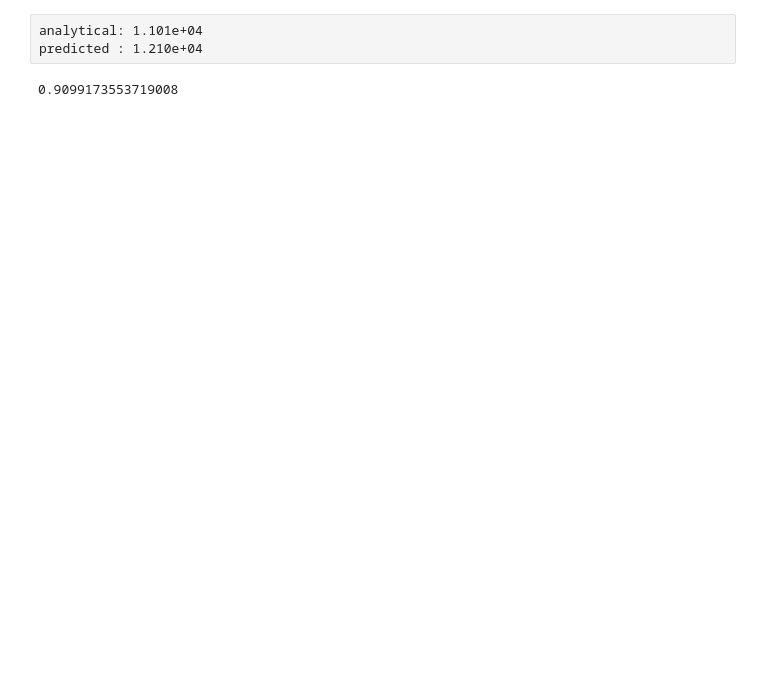
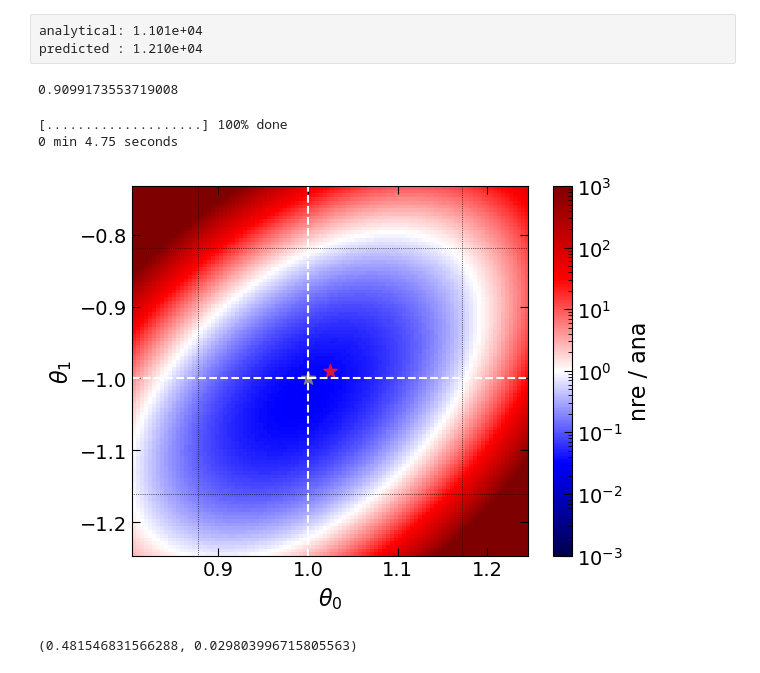
Before and after one commit to a-paranjape/moped-plus, a Jupyter notebook: examples/NRE_Example.ipynb, the cells around one changed output. Saved outputs shown, nothing was run; the diff lists cells and outputs as text; code cells hidden in the pictures; blank space fills up the shorter version.

```diff
--- a/examples/NRE_Example.ipynb
+++ b/examples/NRE_Example.ipynb
@@ -188,3 +200,53 @@ predicted : 1.210e+04
 1.101e+04/1.210e+04
 # %% [output]
 0.9099173553719008
+# %%
+n_grid = 100
+theta_vals = np.zeros((nparam,n_grid))
+for p in range(nparam):
+    theta_vals[p] = np.linspace(theta_hat[p,0]-3*np.sqrt(Ctheta[p,p]),theta_hat[p,0]+3*np.sqrt(Ctheta[p,p]),n_grid)
+like_ana = np.zeros((n_grid,n_grid))
+like_nre = np.zeros_like(like_ana)
+
+start_time = time()
+for ix in range(n_grid):
+    for iy in range(n_grid):
+        theta_vec= nre.cv([theta_vals[0,ix],theta_vals[1,iy]])
+        ratio,F,theta_hat = analytical_nre(nre,data,theta_vec)
+        like_ana[ix,iy] = np.squeeze(ratio)
+        like_nre[ix,iy] = np.squeeze(nre.predict(data,theta_vec))
+        nre.status_bar(iy + n_grid*ix,n_grid**2)
+
+like_ratio_ratio = like_nre/like_ana
+
+nre.time_this(start_time)
+# %% [output]
+[....................] 100% done
+0 min 4.75 seconds
+# %%
+Vmin,Vmax = 1e-3,1e3
+# convention of imshow: origin -> top left corner, x-axis pointing downward, y-axis pointing rightward
+plt.xlabel("$\\theta_{{0}}$")
+plt.ylabel("$\\theta_{{1}}$")
+im = plt.imshow(like_ratio_ratio.T,norm=pltcol.LogNorm(vmin=Vmin,vmax=Vmax),cmap='seismic',
+                origin='lower',aspect='auto',extent=[theta_vals[0].min(),theta_vals[0].max(),
+                                                     theta_vals[1].min(),theta_vals[1].max()])
+plt.scatter([theta_true[0]],[theta_true[1]],marker='*',s=100,color='gray')
+plt.scatter([theta_hat[0]],[theta_hat[1]],marker='*',s=100,color='crimson')
+# plt.scatter([theta_vals[0].max()],[theta_vals[1].min()],marker='*',s=200,color='k')
+plt.axvline(theta_true[0],c='white',lw=1.5,ls='--')
+plt.axhline(theta_true[1],c='white',lw=1.5,ls='--')
+
+plt.axvline(theta_hat[0,0]-2*np.sqrt(Ctheta[0,0]),c='k',lw=0.5,ls=':')
+plt.axvline(theta_hat[0,0]+2*np.sqrt(Ctheta[0,0]),c='k',lw=0.5,ls=':')
+plt.axhline(theta_hat[1,0]-2*np.sqrt(Ctheta[1,1]),c='k',lw=0.5,ls=':')
+plt.axhline(theta_hat[1,0]+2*np.sqrt(Ctheta[1,1]),c='k',lw=0.5,ls=':')
+
+plt.colorbar(im,label='nre / ana')
+plt.show()
+# %% [output]
+[figure, added]
+# %%
+Ctheta[0,1]/np.sqrt(Ctheta[0,0]*Ctheta[1,1]),like_ratio_ratio.min()
+# %% [output]
+(0.481546831566288, 0.029803996715805563)
```
Also changed, not shown: parts of 7 cells of this notebook, 24 other files.
